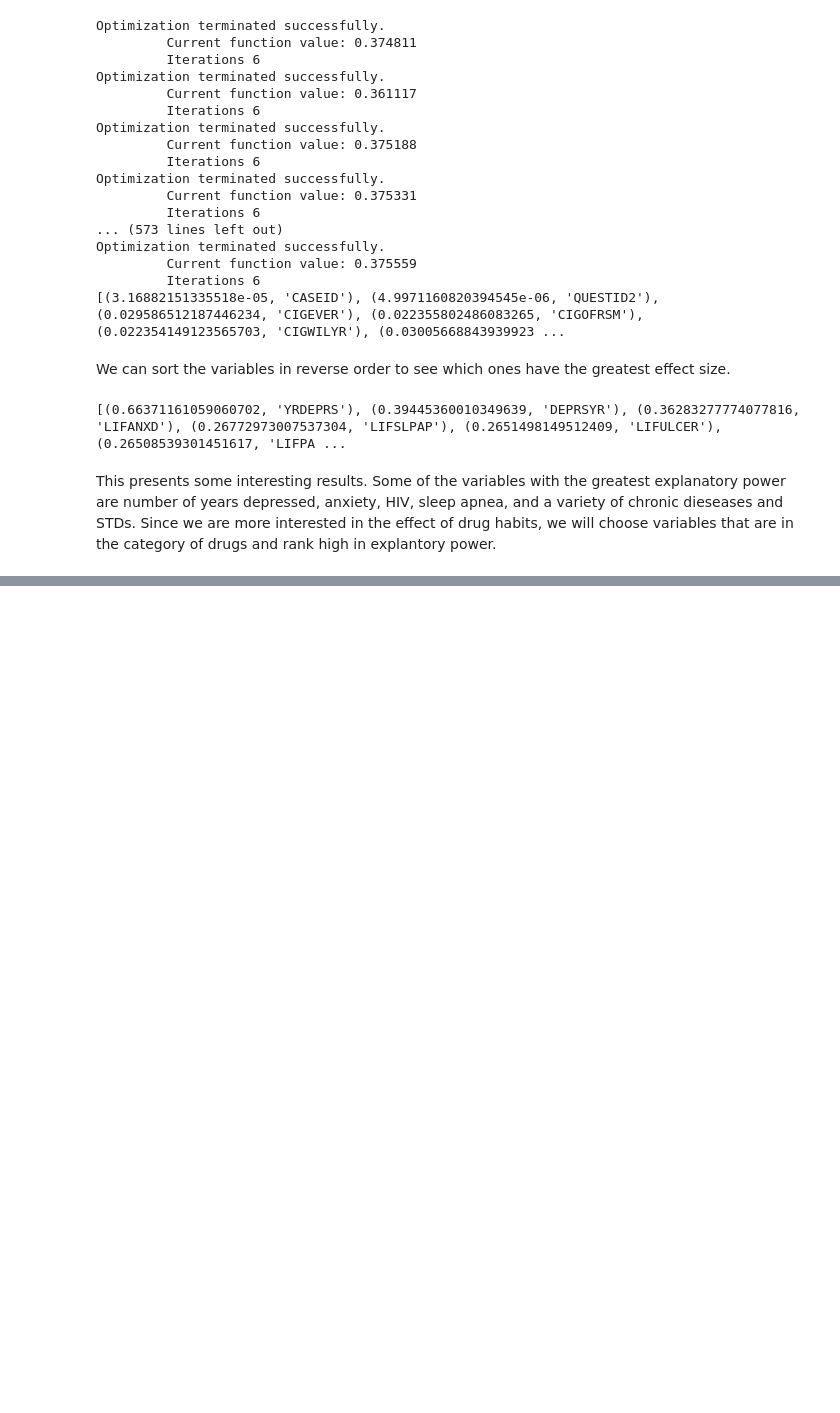
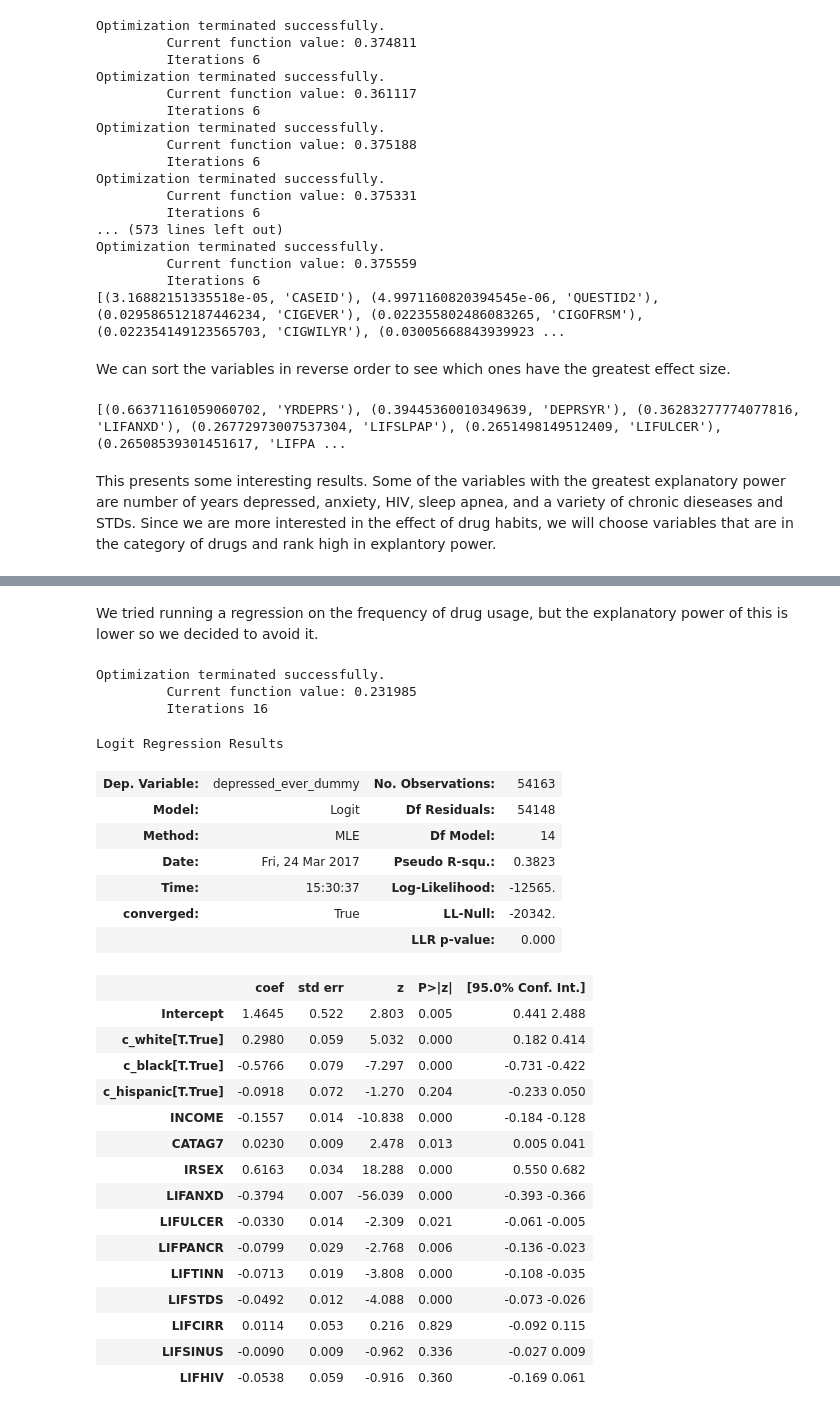
Before and after one commit to willythor/ThinkStats2, a Jupyter notebook: code/Report 2.ipynb, the cells around one changed output, grey strips where cells are left out. Cells and saved outputs as stored; diff of their text form; code cells hidden in the pictures; blank space fills up the shorter version.

```diff
--- a/code/Report 2.ipynb
+++ b/code/Report 2.ipynb
@@ -287,0 +388,37 @@ Logit Regression Results
+# %% [markdown]
+We tried running a regression on the frequency of drug usage, but the explanatory power of this is lower so we decided to avoid it.
+# %%
+# Health and demographic regression
+formula = 'depressed_ever_dummy ~ INCOME + CATAG7 + c_white + c_black + c_hispanic + IRSEX+ LIFANXD + LIFULCER + LIFPANCR + LIFTINN + LIFSTDS + LIFCIRR + LIFSINUS + LIFHIV'
+
+model = smf.logit(formula, data=drug_data)
+results = model.fit()
+results.summary()
+# %% [output]
+Optimization terminated successfully.
+         Current function value: 0.231985
+         Iterations 16
+Logit Regression Results
+| Dep. Variable: | depressed_ever_dummy | No. Observations: | 54163 |
+| Model: | Logit | Df Residuals: | 54148 |
+| Method: | MLE | Df Model: | 14 |
+| Date: | Fri, 24 Mar 2017 | Pseudo R-squ.: | 0.3823 |
+| Time: | 15:30:37 | Log-Likelihood: | -12565. |
+| converged: | True | LL-Null: | -20342. |
+|  |  | LLR p-value: | 0.000 |
+|  | coef | std err | z | P>|z| | [95.0% Conf. Int.] |
+| Intercept | 1.4645 | 0.522 | 2.803 | 0.005 | 0.441 2.488 |
+| c_white[T.True] | 0.2980 | 0.059 | 5.032 | 0.000 | 0.182 0.414 |
+| c_black[T.True] | -0.5766 | 0.079 | -7.297 | 0.000 | -0.731 -0.422 |
+| c_hispanic[T.True] | -0.0918 | 0.072 | -1.270 | 0.204 | -0.233 0.050 |
+| INCOME | -0.1557 | 0.014 | -10.838 | 0.000 | -0.184 -0.128 |
+| CATAG7 | 0.0230 | 0.009 | 2.478 | 0.013 | 0.005 0.041 |
+| IRSEX | 0.6163 | 0.034 | 18.288 | 0.000 | 0.550 0.682 |
+| LIFANXD | -0.3794 | 0.007 | -56.039 | 0.000 | -0.393 -0.366 |
+| LIFULCER | -0.0330 | 0.014 | -2.309 | 0.021 | -0.061 -0.005 |
+| LIFPANCR | -0.0799 | 0.029 | -2.768 | 0.006 | -0.136 -0.023 |
+| LIFTINN | -0.0713 | 0.019 | -3.808 | 0.000 | -0.108 -0.035 |
+| LIFSTDS | -0.0492 | 0.012 | -4.088 | 0.000 | -0.073 -0.026 |
+| LIFCIRR | 0.0114 | 0.053 | 0.216 | 0.829 | -0.092 0.115 |
+| LIFSINUS | -0.0090 | 0.009 | -0.962 | 0.336 | -0.027 0.009 |
+| LIFHIV | -0.0538 | 0.059 | -0.916 | 0.360 | -0.169 0.061 |
```
Also changed, not shown: parts of 11 cells of this notebook.
